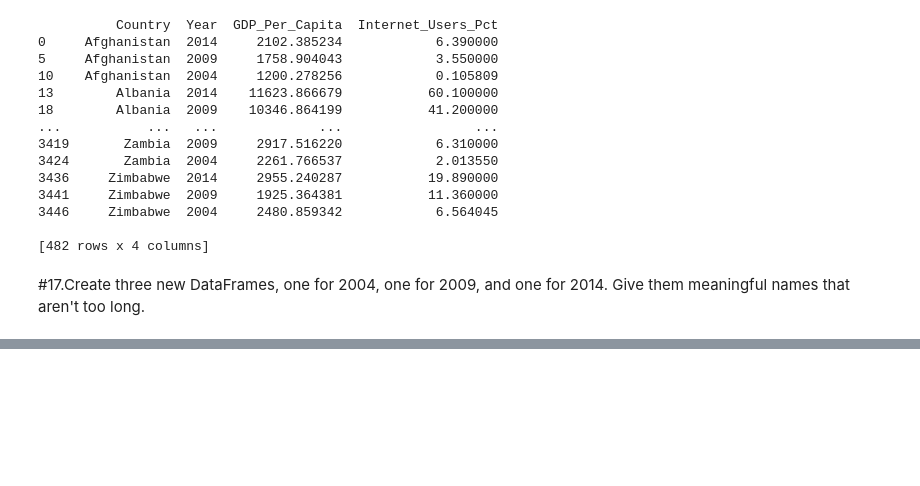
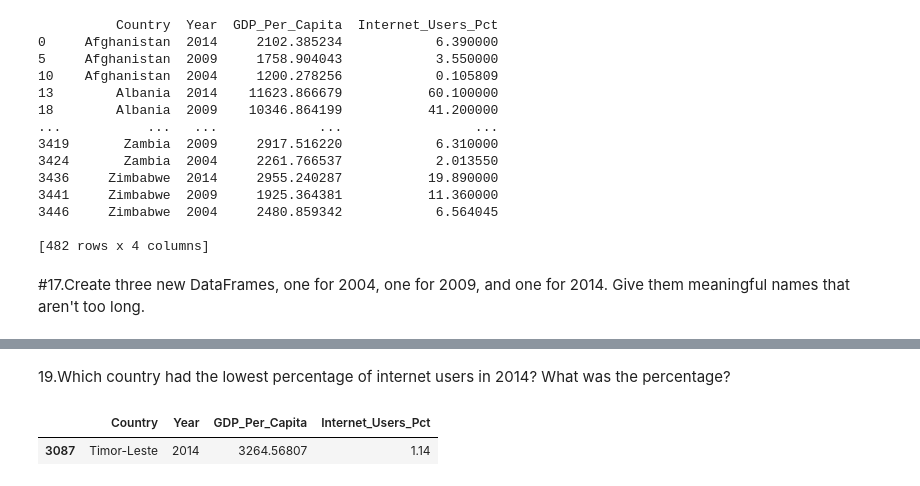
Before and after one commit to NSS-Data-Analytics-Cohort-7/gdp-and-internet-usage-tigerbelle07, a Jupyter notebook: Notebook/gdp_and_internet_usage.ipynb, the cells around one changed output, grey strips where cells are left out. Drawn from its saved outputs; the diff is of its cells as text; code cells hidden in the pictures; blank space fills up the shorter version.

```diff
--- a/Notebook/gdp_and_internet_usage.ipynb
+++ b/Notebook/gdp_and_internet_usage.ipynb
@@ -261,0 +265,7 @@ df_new
+# %% [markdown]
+19.Which country had the lowest percentage of internet users in 2014? What was the percentage?
+# %%
+display(df_new2014[df_new2014['Internet_Users_Pct'] == df_new2014['Internet_Users_Pct'].min()])
+# %% [output]
+|  | Country | Year | GDP_Per_Capita | Internet_Users_Pct |
+| 3087 | Timor-Leste | 2014 | 3264.56807 | 1.14 |
```
Also changed, not shown: parts of 23 cells of this notebook.
